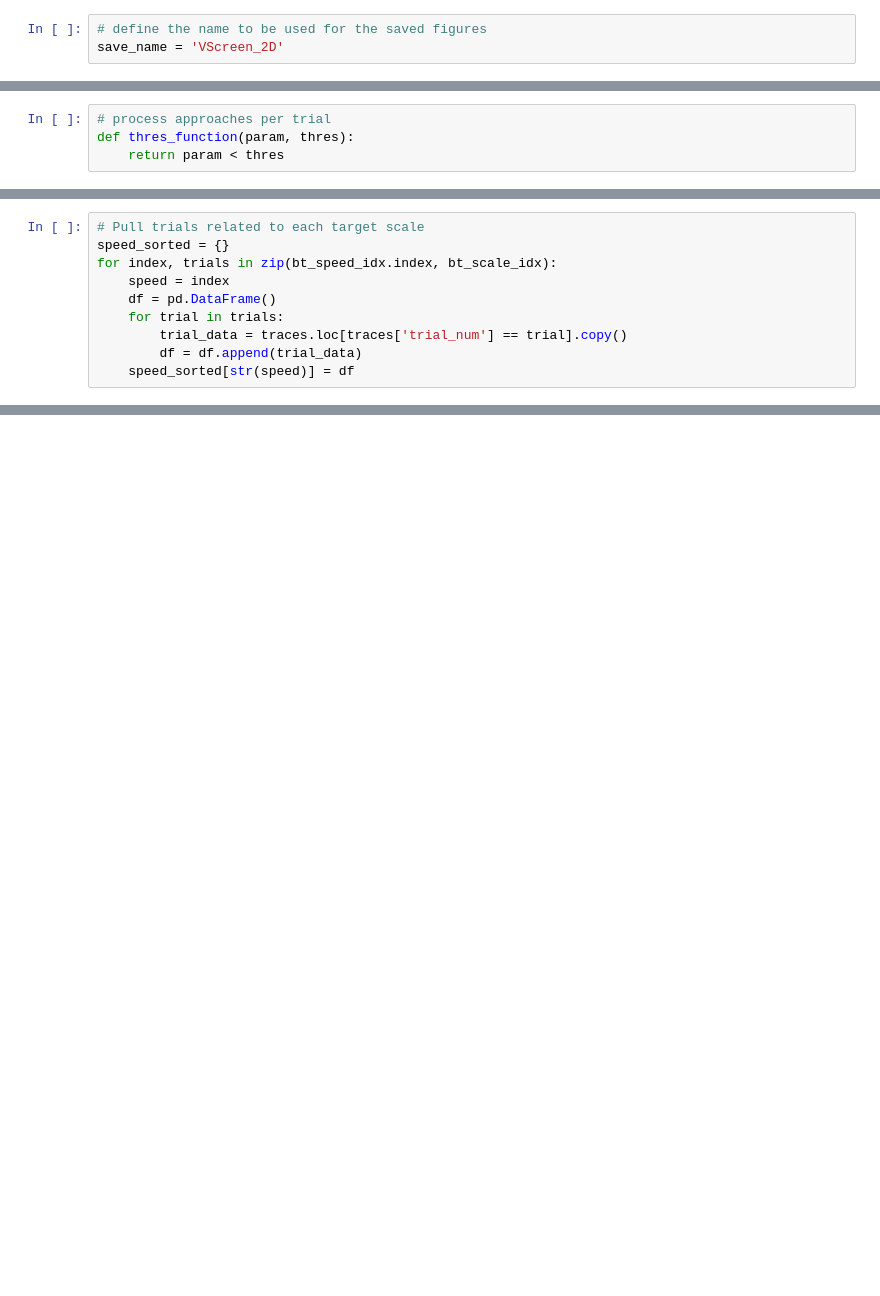
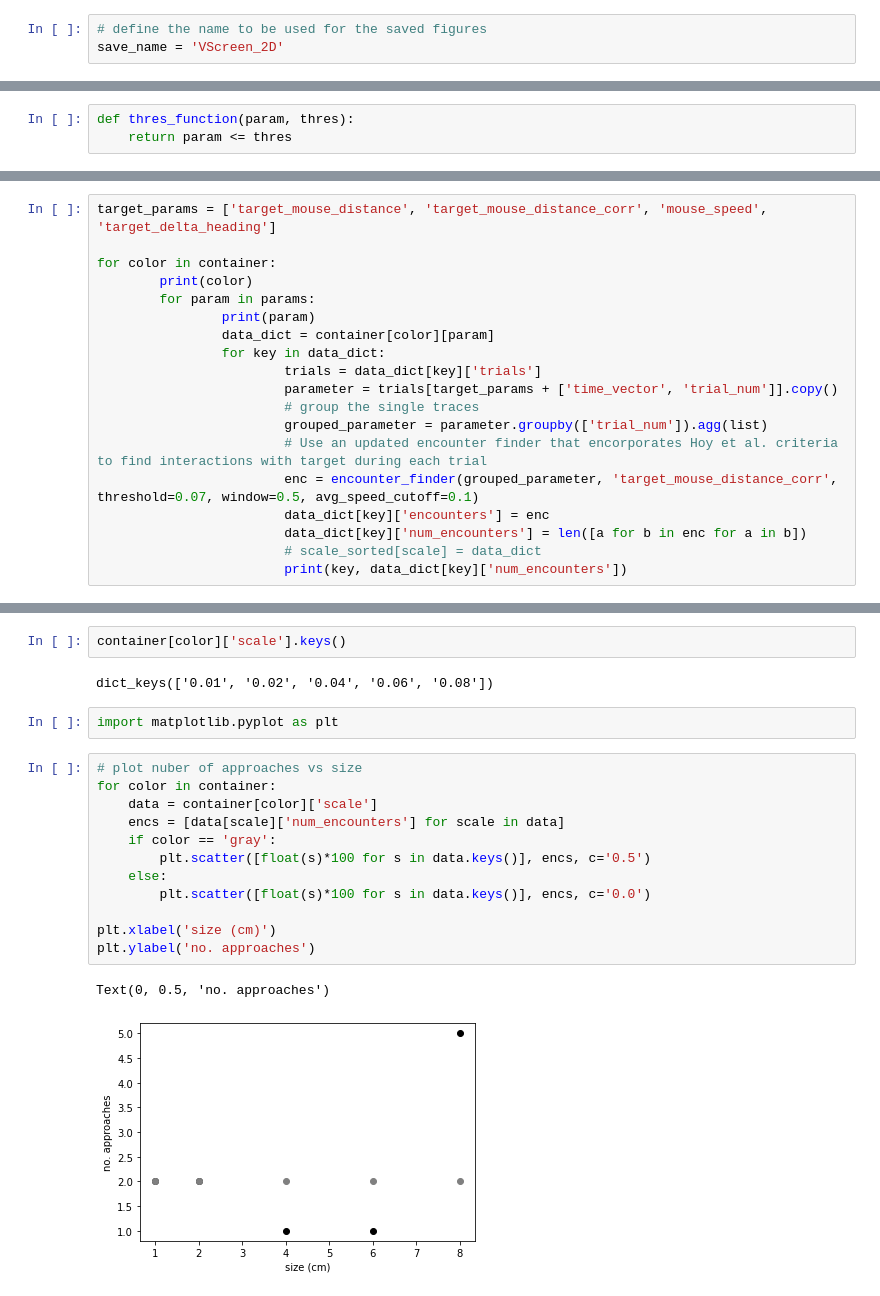
Before and after one commit to drguggiana/prey_capture, a Jupyter notebook: snakemake_scripts/notebooks/Vis_VScreens.ipynb, the cells around one changed output, grey strips where cells are left out. Saved outputs shown, nothing was run; the diff lists cells and outputs as text; blank space fills up the shorter version.

Commit message:
Added plotting

```diff
--- a/snakemake_scripts/notebooks/Vis_VScreens.ipynb
+++ b/snakemake_scripts/notebooks/Vis_VScreens.ipynb
@@ -122,4 +190,3 @@ for target_param in target_params:
 # %%
-# process approaches per trial
 def thres_function(param, thres):
-    return param < thres
+    return param <= thres
@@ -133,10 +192,0 @@ TypeError: unsupported operand type(s) for -: 'list' and 'list'
-# %%
-# Pull trials related to each target scale
-speed_sorted = {}
-for index, trials in zip(bt_speed_idx.index, bt_scale_idx):
-    speed = index
-    df = pd.DataFrame()
-    for trial in trials:
-        trial_data = traces.loc[traces['trial_num'] == trial].copy()
-        df = df.append(trial_data)
-    speed_sorted[str(speed)] = df
@@ -142,0 +226,19 @@ for index, trials in zip(bt_speed_idx.index, bt_scale_idx):
+# %%
+target_params = ['target_mouse_distance', 'target_mouse_distance_corr', 'mouse_speed', 'target_delta_heading']
+
+for color in container:
+        print(color)
+        for param in params:
+                print(param)
+                data_dict = container[color][param]
+                for key in data_dict:
+                        trials = data_dict[key]['trials']
+                        parameter = trials[target_params + ['time_vector', 'trial_num']].copy()
+                        # group the single traces
+                        grouped_parameter = parameter.groupby(['trial_num']).agg(list)
+                        # Use an updated encounter finder that encorporates Hoy et al. criteria to find interactions with target during each trial
+                        enc = encounter_finder(grouped_parameter, 'target_mouse_distance_corr', threshold=0.07, window=0.5, avg_speed_cutoff=0.1)
+                        data_dict[key]['encounters'] = enc
+                        data_dict[key]['num_encounters'] = len([a for b in enc for a in b])
+                        # scale_sorted[scale] = data_dict
+                        print(key, data_dict[key]['num_encounters'])
@@ -142,0 +263,21 @@ for index, trials in zip(bt_speed_idx.index, bt_scale_idx):
+# %%
+container[color]['scale'].keys()
+# %% [output]
+dict_keys(['0.01', '0.02', '0.04', '0.06', '0.08'])
+# %%
+import matplotlib.pyplot as plt
+# %%
+# plot nuber of approaches vs size
+for color in container:
+    data = container[color]['scale']
+    encs = [data[scale]['num_encounters'] for scale in data]
+    if color == 'gray':
+        plt.scatter([float(s)*100 for s in data.keys()], encs, c='0.5')
+    else:
+        plt.scatter([float(s)*100 for s in data.keys()], encs, c='0.0')
+
+plt.xlabel('size (cm)')
+plt.ylabel('no. approaches')
+# %% [output]
+Text(0, 0.5, 'no. approaches')
+[figure, added]
```
Also changed, not shown: parts of 24 cells of this notebook.
